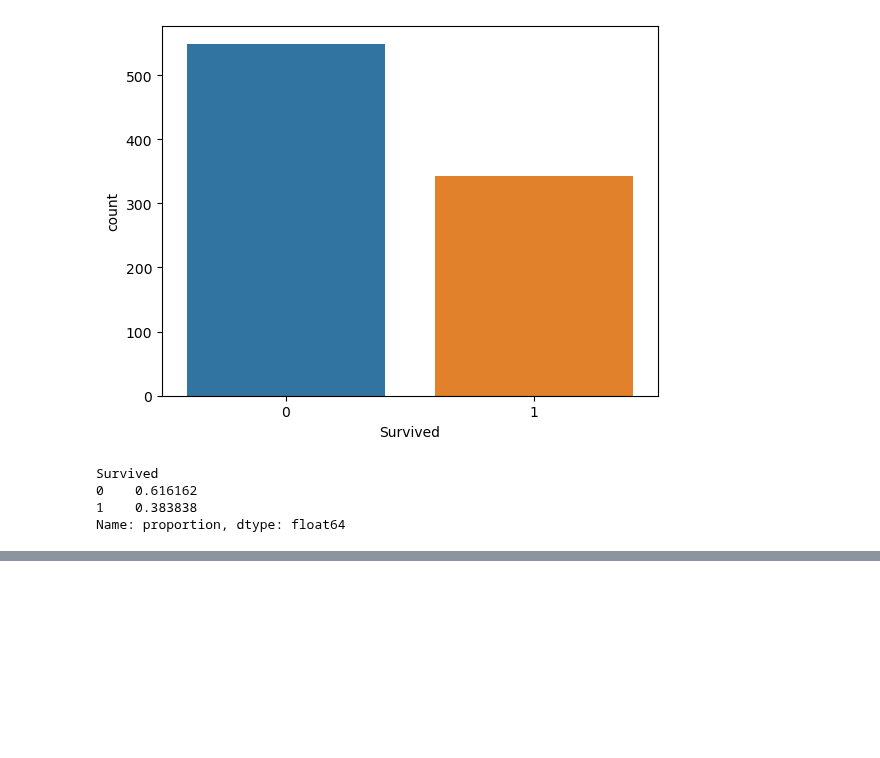
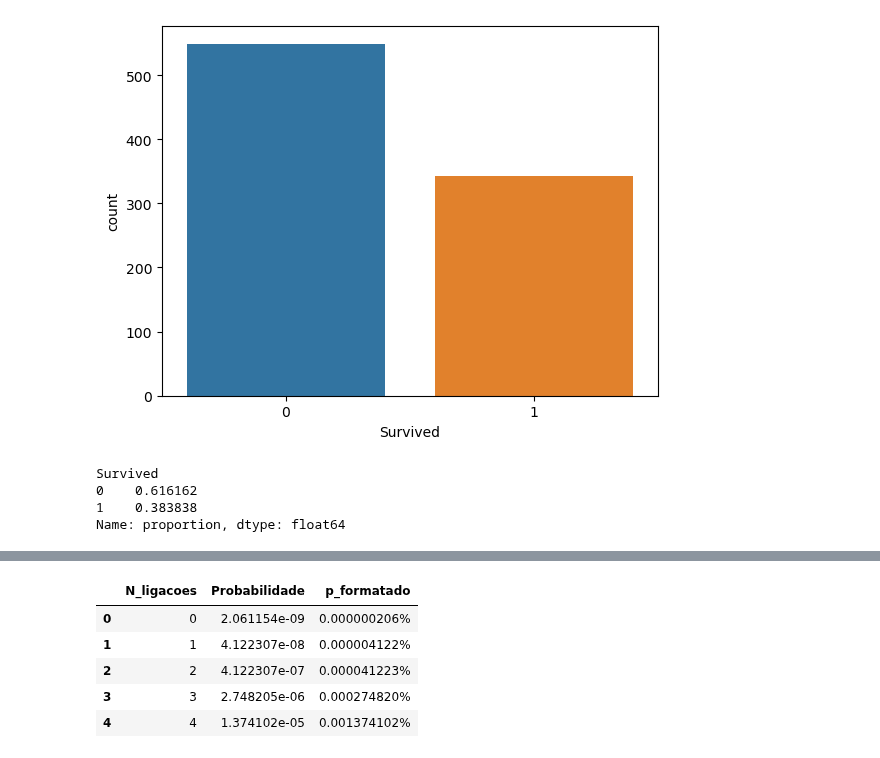
Before and after one commit to 1998-sys/Estudo, a Jupyter notebook: estatistica_descritivaI.ipynb, the cells around one changed output, grey strips where cells are left out. Saved outputs shown, nothing was run; the diff lists cells and outputs as text; code cells hidden in the pictures; blank space fills up the shorter version.

```diff
--- a/estatistica_descritivaI.ipynb
+++ b/estatistica_descritivaI.ipynb
@@ -459,0 +545,10 @@ Name: proportion, dtype: float64
+# %%
+df['p_formatado'] = df['Probabilidade'].apply(lambda x: f"{x:.9%}")
+df.head()
+# %% [output]
+|  | N_ligacoes | Probabilidade | p_formatado |
+| 0 | 0 | 2.061154e-09 | 0.000000206% |
+| 1 | 1 | 4.122307e-08 | 0.000004122% |
+| 2 | 2 | 4.122307e-07 | 0.000041223% |
+| 3 | 3 | 2.748205e-06 | 0.000274820% |
+| 4 | 4 | 1.374102e-05 | 0.001374102% |
```
Also changed, not shown: parts of 22 cells of this notebook.
